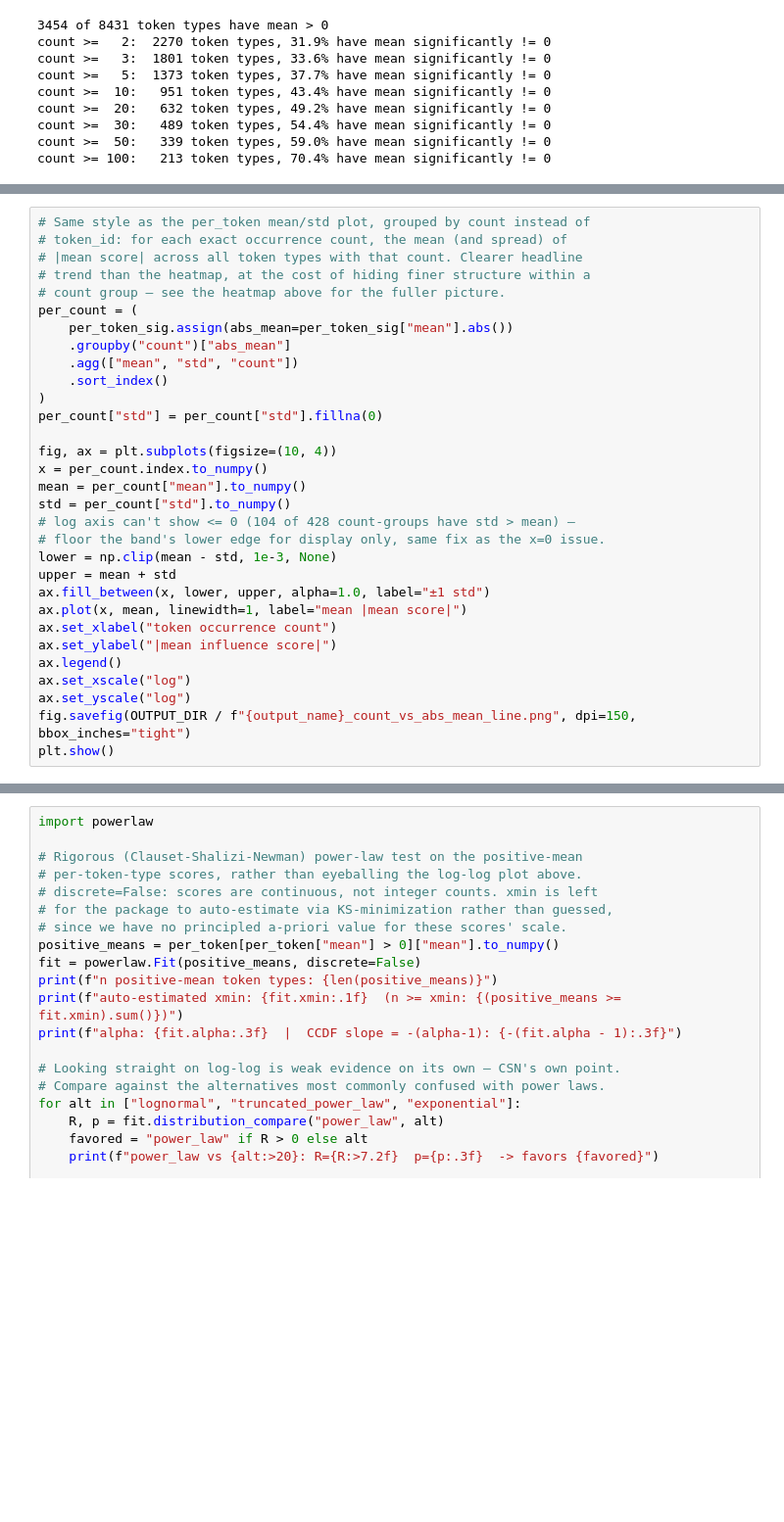
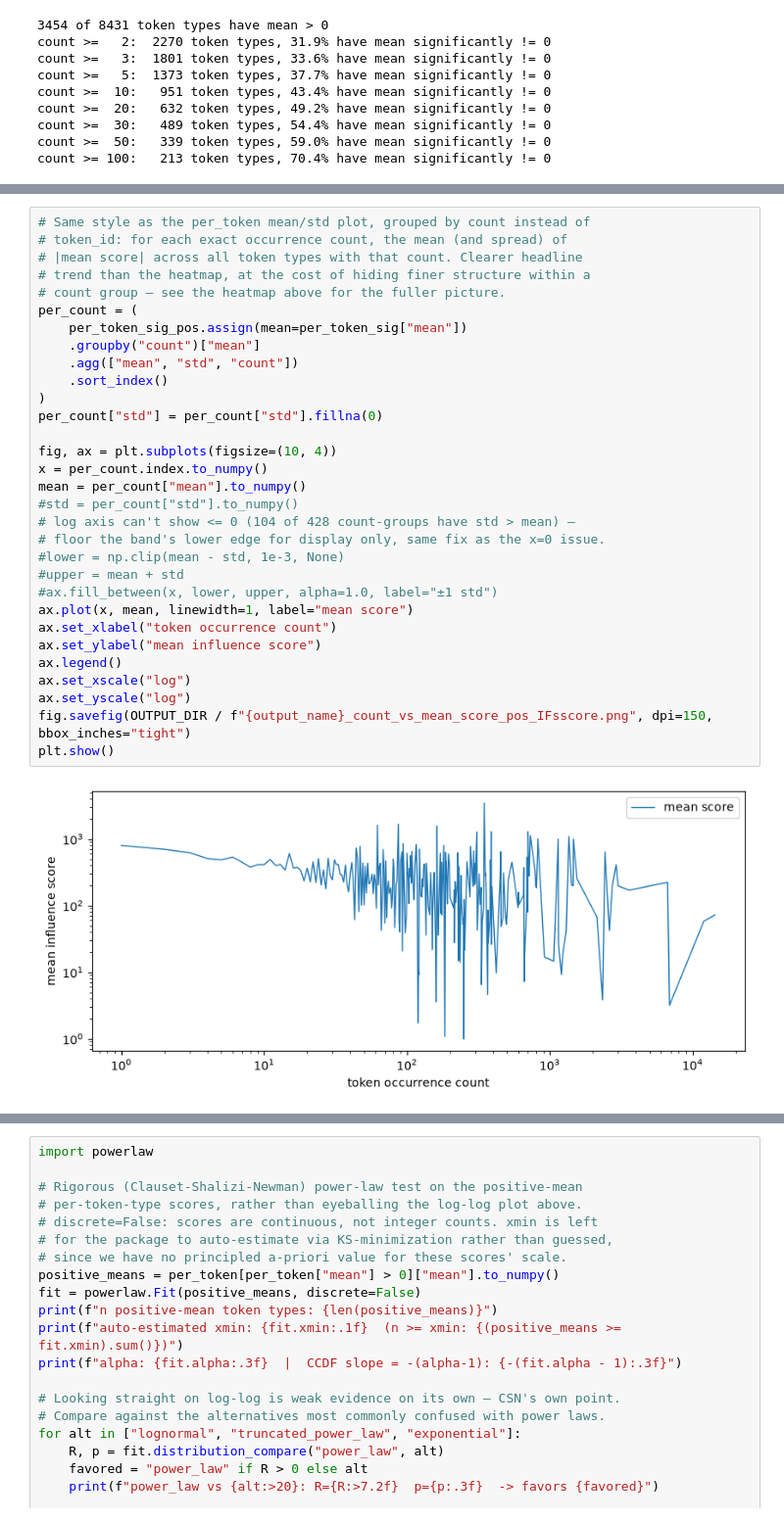
Before and after one commit to tomingebretsencarlson/em_influence, a Jupyter notebook: em_influence/notebooks/tokenIFscores.ipynb, the cells around one changed output, grey strips where cells are left out. Shown at 98% size. Drawn from its saved outputs; the diff is of its cells as text; blank space fills up the shorter version.

Commit message:
restrict count-vs-magnitude plot to positive-mean tokens, drop superseded hist2d and highlight_example cells

```diff
--- a/em_influence/notebooks/tokenIFscores.ipynb
+++ b/em_influence/notebooks/tokenIFscores.ipynb
@@ -136,34 +110,36 @@ corr(count, std):       0.024495419889231117
 # %%
 # Same style as the per_token mean/std plot, grouped by count instead of
 # token_id: for each exact occurrence count, the mean (and spread) of
 # |mean score| across all token types with that count. Clearer headline
 # trend than the heatmap, at the cost of hiding finer structure within a
 # count group — see the heatmap above for the fuller picture.
 per_count = (
-    per_token_sig.assign(abs_mean=per_token_sig["mean"].abs())
-    .groupby("count")["abs_mean"]
+    per_token_sig_pos.assign(mean=per_token_sig["mean"])
+    .groupby("count")["mean"]
     .agg(["mean", "std", "count"])
     .sort_index()
 )
 per_count["std"] = per_count["std"].fillna(0)
 
 fig, ax = plt.subplots(figsize=(10, 4))
 x = per_count.index.to_numpy()
 mean = per_count["mean"].to_numpy()
-std = per_count["std"].to_numpy()
+#std = per_count["std"].to_numpy()
 # log axis can't show <= 0 (104 of 428 count-groups have std > mean) —
 # floor the band's lower edge for display only, same fix as the x=0 issue.
-lower = np.clip(mean - std, 1e-3, None)
-upper = mean + std
-ax.fill_between(x, lower, upper, alpha=1.0, label="±1 std")
-ax.plot(x, mean, linewidth=1, label="mean |mean score|")
+#lower = np.clip(mean - std, 1e-3, None)
+#upper = mean + std
+#ax.fill_between(x, lower, upper, alpha=1.0, label="±1 std")
+ax.plot(x, mean, linewidth=1, label="mean score")
 ax.set_xlabel("token occurrence count")
-ax.set_ylabel("|mean influence score|")
+ax.set_ylabel("mean influence score")
 ax.legend()
 ax.set_xscale("log")
 ax.set_yscale("log")
-fig.savefig(OUTPUT_DIR / f"{output_name}_count_vs_abs_mean_line.png", dpi=150, bbox_inches="tight")
+fig.savefig(OUTPUT_DIR / f"{output_name}_count_vs_mean_score_pos_IFsscore.png", dpi=150, bbox_inches="tight")
 plt.show()
+# %% [output]
+[figure, added]
 # %%
 per_token = (
     df.groupby("token_id")["score"]
```
Also changed, not shown: parts of 6 cells of this notebook.
